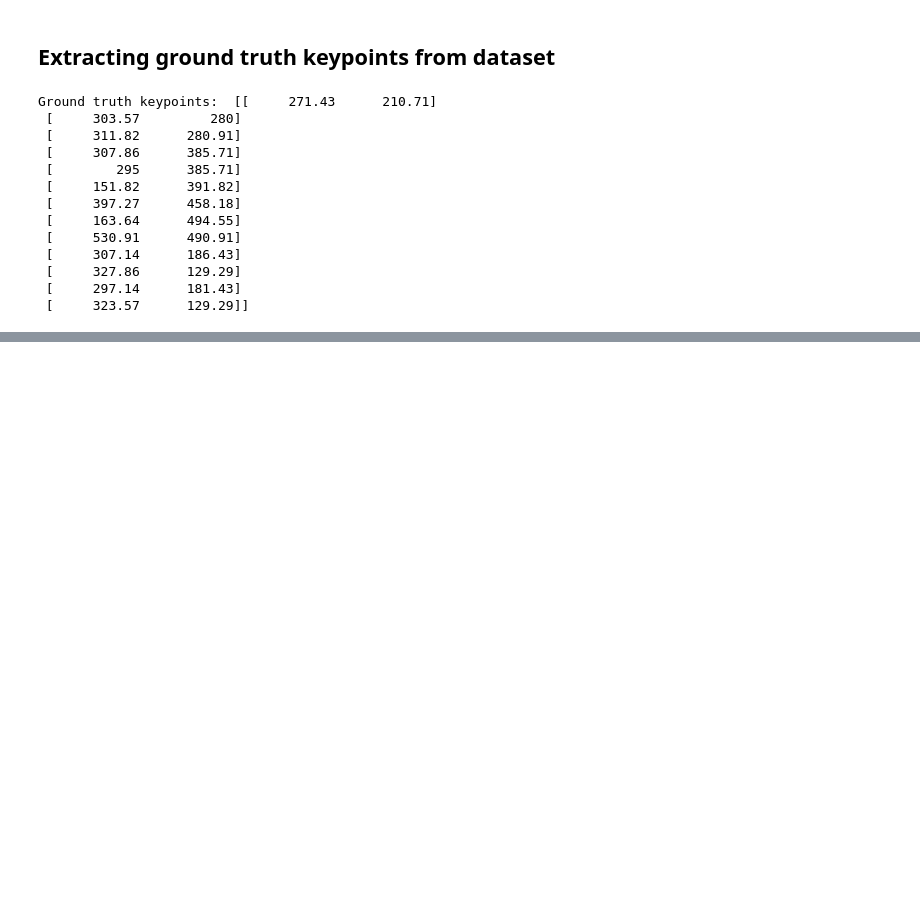
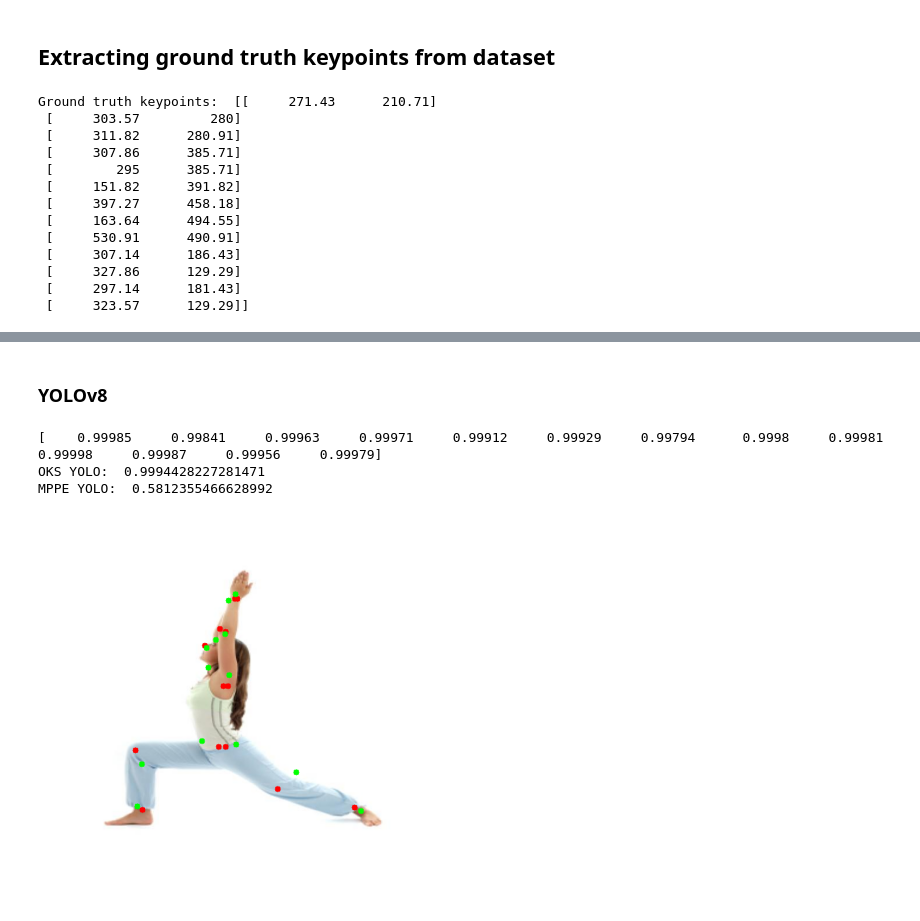
Before and after one commit to arthurhn/HPE_models, a Jupyter notebook: HPE_study.ipynb, the cells around one changed output, grey strips where cells are left out. Saved outputs shown, nothing was run; the diff lists cells and outputs as text; code cells hidden in the pictures; blank space fills up the shorter version.

```diff
--- a/HPE_study.ipynb
+++ b/HPE_study.ipynb
@@ -366,0 +460,22 @@ Ground truth keypoints:  [[     271.43      210.71]
+# %% [markdown]
+### YOLOv8
+# %%
+print("OKS YOLO: ", calculate_oks(gt_kpts, pred_yolo, 640*640*0.53, coco_indices))
+print("MPPE YOLO: ", calculate_mppe(gt_kpts, pred_yolo))
+
+# Draw ground truth keypoints on the image
+for x, y in gt_kpts:
+    cv2.circle(image_yolo, (int(x), int(y)), 5, (255, 0, 0), -1)  # Red circles for ground truth keypoints
+
+for x,y in pred_yolo:
+    cv2.circle(image_yolo, (int(x), int(y)), 5, (0, 255, 0), -1)  # Green circles for predicted keypoints
+
+# Display the image with keypoints
+plt.imshow(image_yolo)
+plt.axis('off')
+plt.show()
+# %% [output]
+[    0.99985     0.99841     0.99963     0.99971     0.99912     0.99929     0.99794      0.9998     0.99981     0.99998     0.99987     0.99956     0.99979]
+OKS YOLO:  0.9994428227281471
+MPPE YOLO:  0.5812355466628992
+[figure, added]
```
Also changed, not shown: parts of 10 cells of this notebook.
